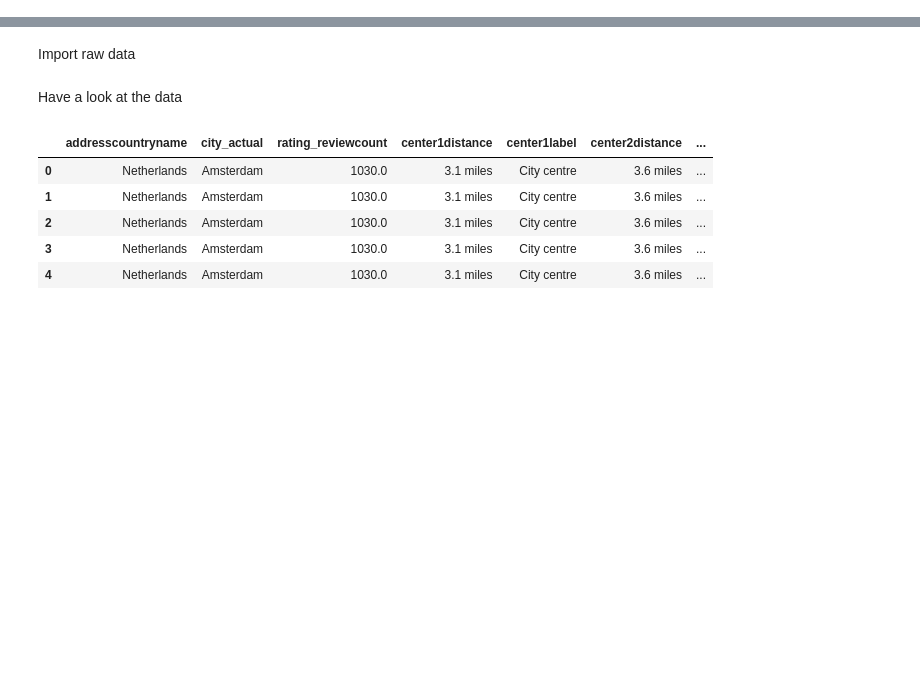
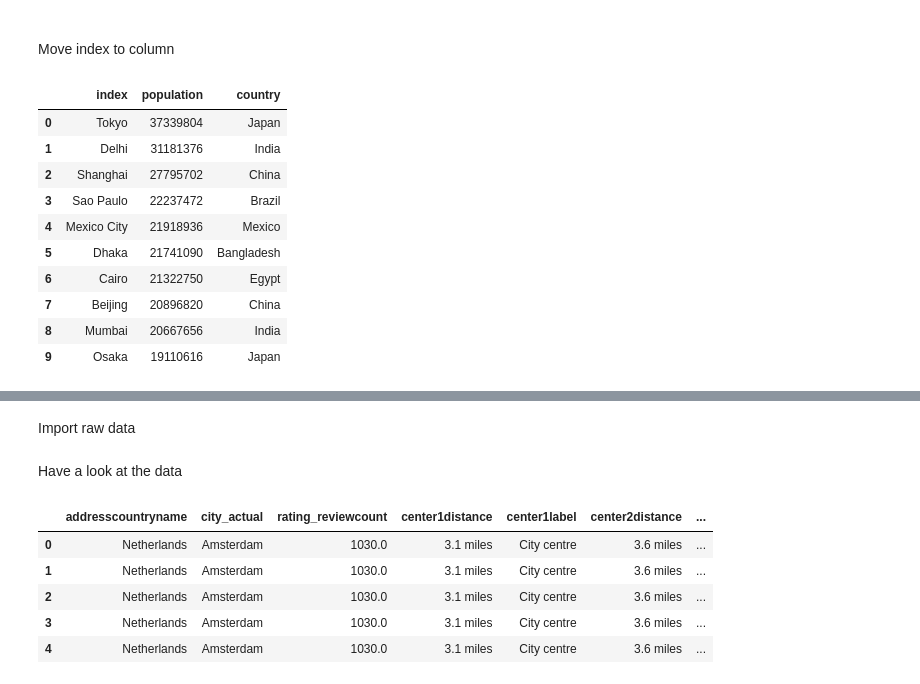
Before and after one commit to gabors-data-analysis/da-coding-python, a Jupyter notebook: lecture04-pandas-basics/pandas_data_munging.ipynb, the cells around one changed output, grey strips where cells are left out. Drawn from its saved outputs; the diff is of its cells as text; code cells hidden in the pictures; blank space fills up the shorter version.

```diff
--- a/lecture04-pandas-basics/pandas_data_munging.ipynb
+++ b/lecture04-pandas-basics/pandas_data_munging.ipynb
@@ -34,0 +141,16 @@ warnings.filterwarnings("ignore")
+# %%
+dc_city_countries = {
+    'Tokyo': 'Japan',
+    'Delhi': 'India',
+    'Shanghai': 'China',
+    'Sao Paulo': 'Brazil',
+    'Mexico City': 'Mexico',
+    'Dhaka': 'Bangladesh',
+    'Cairo': 'Egypt',
+    'Beijing': 'China',
+    'Mumbai': 'India',
+    'Osaka': 'Japan'
+}
+# %%
+ps_city_countries = pd.Series(dc_city_countries)
+ps_city_countries
@@ -34,0 +178,3 @@ warnings.filterwarnings("ignore")
+# %%
+df_cities = pd.concat([ps_city_pop, ps_city_countries], axis = 1)
+df_cities
@@ -34,0 +193,3 @@ warnings.filterwarnings("ignore")
+# %%
+df_cities.columns = ['population', 'country']
+df_cities
@@ -34,0 +280,17 @@ warnings.filterwarnings("ignore")
+# %% [markdown]
+<br>Move index to column
+# %%
+df_cities.reset_index(drop = False, inplace = True)
+df_cities
+# %% [output]
+|  | index | population | country |
+| 0 | Tokyo | 37339804 | Japan |
+| 1 | Delhi | 31181376 | India |
+| 2 | Shanghai | 27795702 | China |
+| 3 | Sao Paulo | 22237472 | Brazil |
+| 4 | Mexico City | 21918936 | Mexico |
+| 5 | Dhaka | 21741090 | Bangladesh |
+| 6 | Cairo | 21322750 | Egypt |
+| 7 | Beijing | 20896820 | China |
+| 8 | Mumbai | 20667656 | India |
+| 9 | Osaka | 19110616 | Japan |
```
Also changed, not shown: parts of 67 cells of this notebook, 17 other files.
